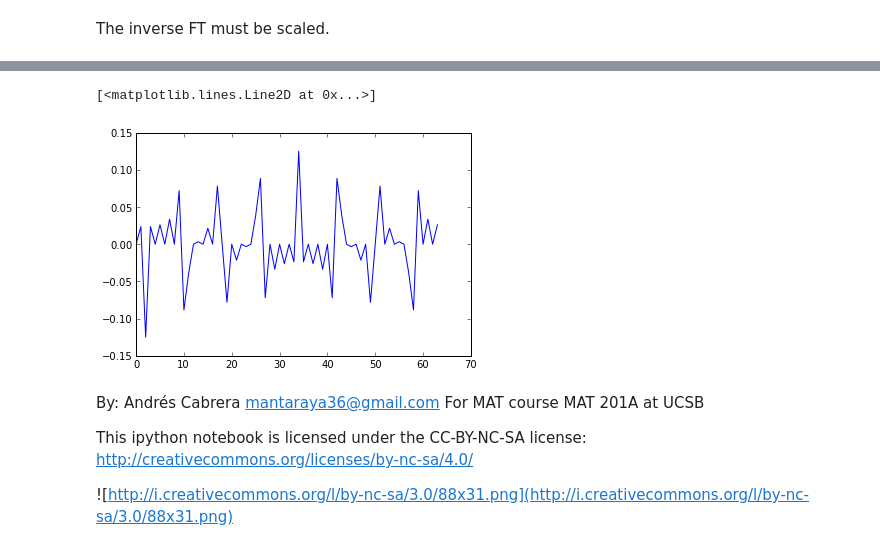
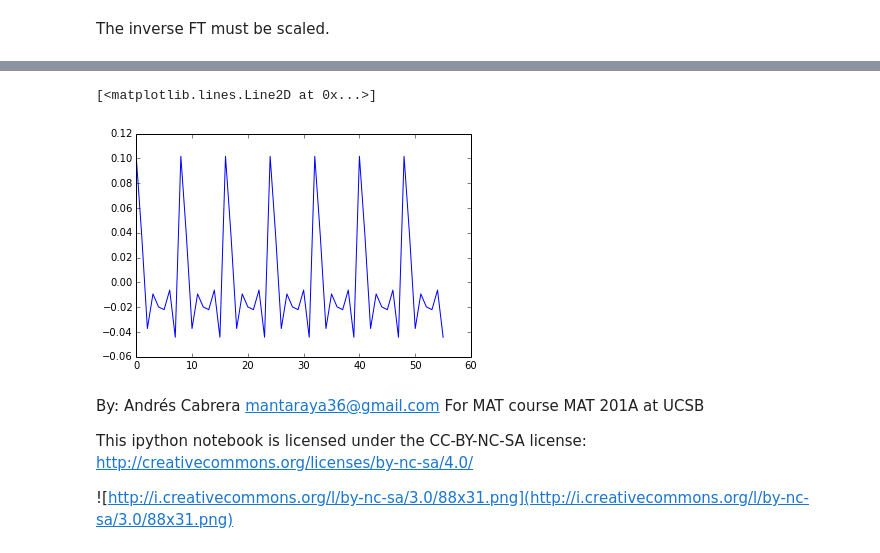
Before and after one commit to mantaraya36/201A-ipython, a Jupyter notebook: Fourier Analysis.ipynb, the cells around one changed output, grey strips where cells are left out. Saved outputs shown, nothing was run; the diff lists cells and outputs as text; code cells hidden in the pictures.

```diff
--- a/Fourier Analysis.ipynb
+++ b/Fourier Analysis.ipynb
@@ -646,4 +624,4 @@ plot(x)
 # %%
-mag_spec = [0,0,0,0,0,0,0,1] * 4
-len(mag_spec)
+mag_spec = [0] + ([0,0,0,0,0,0,1] * 4)
+print(len(mag_spec))
 mag_spec += [0]
@@ -659,11 +639,11 @@ plot(x)
 # %%
-phs_spec = linspace(pi, -pi, 33)
-X = [np.complex(cos(phs)* mag, sin(phs)* mag) for mag, phs in zip(mag_spec, phs_spec)]
+phs_spec = linspace(0, 1, 29)
+X = [np.complex(cos(phs)* mag, -sin(phs)* mag) for mag, phs in zip(mag_spec, phs_spec)]
 x = fft.irfft(X)
 plot(x)
 # %% [output]
 [<matplotlib.lines.Line2D at 0x...>]
-[figure, old version]
+[figure, new version]
 # %% [markdown]
 By: Andrés Cabrera mantaraya36@gmail.com
 For MAT course MAT 201A at UCSB
```
Also changed, not shown: parts of 47 cells of this notebook, 2 other files.
